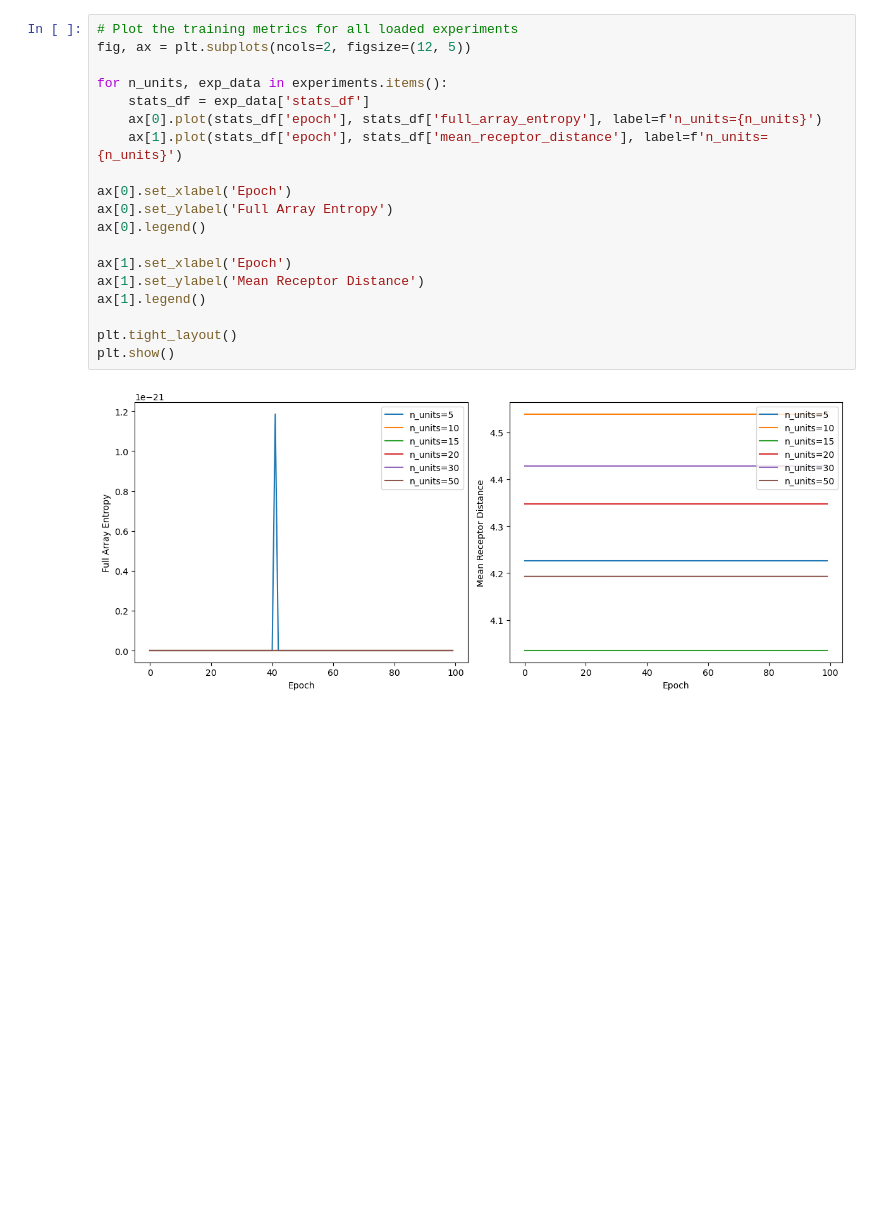
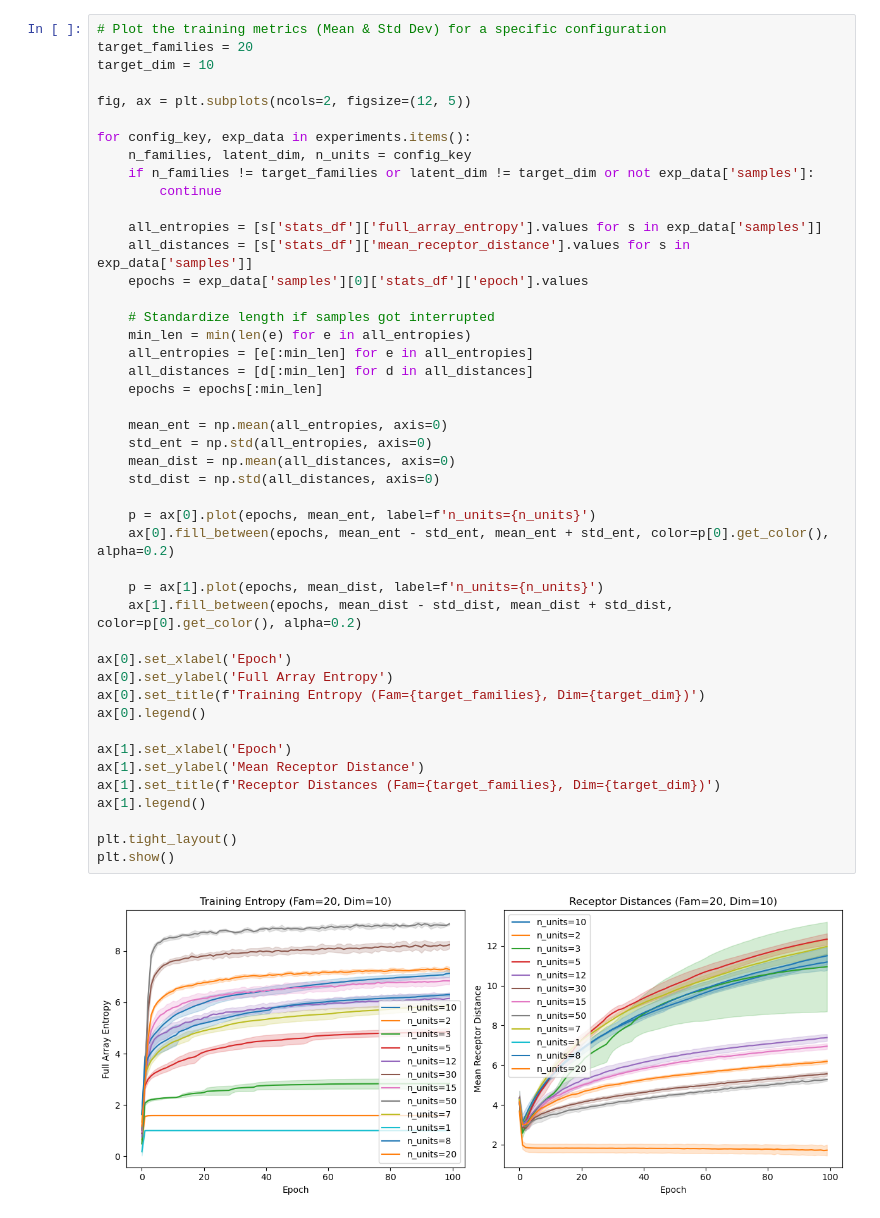
Before and after one commit to HugoLeRoy94/opt_bin_resp, a Jupyter notebook: analysis/analysis_template.ipynb, the cells around one changed output. Cells and saved outputs as stored; diff of their text form; blank space fills up the shorter version.

```diff
--- a/analysis/analysis_template.ipynb
+++ b/analysis/analysis_template.ipynb
@@ -53,22 +104,48 @@ experiments[10]['stats_df']
 # %%
-# Plot the training metrics for all loaded experiments
+# Plot the training metrics (Mean & Std Dev) for a specific configuration
+target_families = 20
+target_dim = 10
+
 fig, ax = plt.subplots(ncols=2, figsize=(12, 5))
 
-for n_units, exp_data in experiments.items():
-    stats_df = exp_data['stats_df']
-    ax[0].plot(stats_df['epoch'], stats_df['full_array_entropy'], label=f'n_units={n_units}')
-    ax[1].plot(stats_df['epoch'], stats_df['mean_receptor_distance'], label=f'n_units={n_units}')
+for config_key, exp_data in experiments.items():
+    n_families, latent_dim, n_units = config_key
+    if n_families != target_families or latent_dim != target_dim or not exp_data['samples']:
+        continue
+
+    all_entropies = [s['stats_df']['full_array_entropy'].values for s in exp_data['samples']]
+    all_distances = [s['stats_df']['mean_receptor_distance'].values for s in exp_data['samples']]
+    epochs = exp_data['samples'][0]['stats_df']['epoch'].values
+
+    # Standardize length if samples got interrupted
+    min_len = min(len(e) for e in all_entropies)
+    all_entropies = [e[:min_len] for e in all_entropies]
+    all_distances = [d[:min_len] for d in all_distances]
+    epochs = epochs[:min_len]
+
+    mean_ent = np.mean(all_entropies, axis=0)
+    std_ent = np.std(all_entropies, axis=0)
+    mean_dist = np.mean(all_distances, axis=0)
+    std_dist = np.std(all_distances, axis=0)
+
+    p = ax[0].plot(epochs, mean_ent, label=f'n_units={n_units}')
+    ax[0].fill_between(epochs, mean_ent - std_ent, mean_ent + std_ent, color=p[0].get_color(), alpha=0.2)
+
+    p = ax[1].plot(epochs, mean_dist, label=f'n_units={n_units}')
+    ax[1].fill_between(epochs, mean_dist - std_dist, mean_dist + std_dist, color=p[0].get_color(), alpha=0.2)
 
 ax[0].set_xlabel('Epoch')
 ax[0].set_ylabel('Full Array Entropy')
+ax[0].set_title(f'Training Entropy (Fam={target_families}, Dim={target_dim})')
 ax[0].legend()
 
 ax[1].set_xlabel('Epoch')
 ax[1].set_ylabel('Mean Receptor Distance')
+ax[1].set_title(f'Receptor Distances (Fam={target_families}, Dim={target_dim})')
 ax[1].legend()
 
 plt.tight_layout()
 plt.show()
 # %% [output]
-[figure, old version]
+[figure, new version]
 # %%
```
Also changed, not shown: parts of 7 cells of this notebook, 2 other files.
